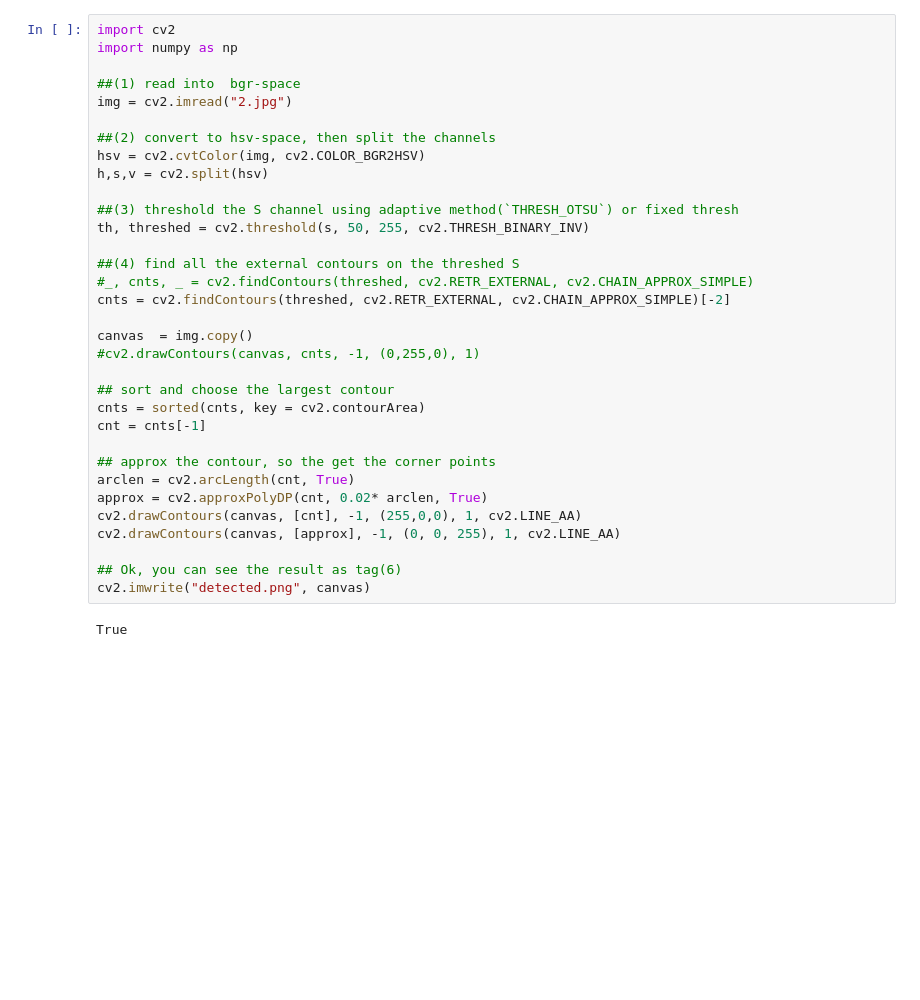
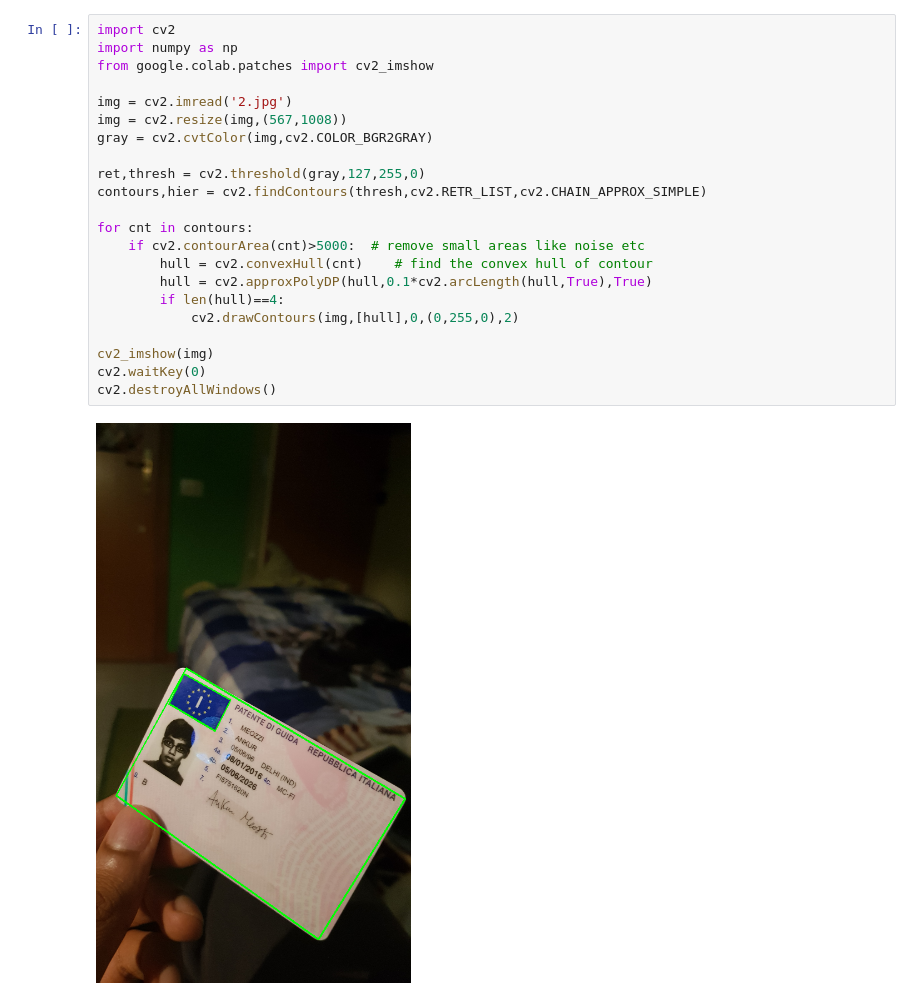
Before and after one commit to Ankur0506/ASD_Es2, a Jupyter notebook: Untitled0.ipynb, the cells around one changed output. Saved outputs shown, nothing was run; the diff lists cells and outputs as text; blank space fills up the shorter version.

```diff
--- a/Untitled0.ipynb
+++ b/Untitled0.ipynb
@@ -59,35 +37,24 @@ cv2.waitKey()
-# %%
-import cv2
-import numpy as np
-
-##(1) read into  bgr-space
-img = cv2.imread("2.jpg")
-
-##(2) convert to hsv-space, then split the channels
-hsv = cv2.cvtColor(img, cv2.COLOR_BGR2HSV)
-h,s,v = cv2.split(hsv)
-
-##(3) threshold the S channel using adaptive method(`THRESH_OTSU`) or fixed thresh
-th, threshed = cv2.threshold(s, 50, 255, cv2.THRESH_BINARY_INV)
-
-##(4) find all the external contours on the threshed S
-#_, cnts, _ = cv2.findContours(threshed, cv2.RETR_EXTERNAL, cv2.CHAIN_APPROX_SIMPLE)
-cnts = cv2.findContours(threshed, cv2.RETR_EXTERNAL, cv2.CHAIN_APPROX_SIMPLE)[-2]
-
-canvas  = img.copy()
-#cv2.drawContours(canvas, cnts, -1, (0,255,0), 1)
-
-## sort and choose the largest contour
-cnts = sorted(cnts, key = cv2.contourArea)
-cnt = cnts[-1]
-
-## approx the contour, so the get the corner points
-arclen = cv2.arcLength(cnt, True)
-approx = cv2.approxPolyDP(cnt, 0.02* arclen, True)
-cv2.drawContours(canvas, [cnt], -1, (255,0,0), 1, cv2.LINE_AA)
-cv2.drawContours(canvas, [approx], -1, (0, 0, 255), 1, cv2.LINE_AA)
-
-## Ok, you can see the result as tag(6)
-cv2.imwrite("detected.png", canvas)
-# %% [output]
-True
+# %%
+import cv2
+import numpy as np
+from google.colab.patches import cv2_imshow
+
+img = cv2.imread('2.jpg')
+img = cv2.resize(img,(567,1008))
+gray = cv2.cvtColor(img,cv2.COLOR_BGR2GRAY)
+
+ret,thresh = cv2.threshold(gray,127,255,0)
+contours,hier = cv2.findContours(thresh,cv2.RETR_LIST,cv2.CHAIN_APPROX_SIMPLE)
+
+for cnt in contours:
+    if cv2.contourArea(cnt)>5000:  # remove small areas like noise etc
+        hull = cv2.convexHull(cnt)    # find the convex hull of contour
+        hull = cv2.approxPolyDP(hull,0.1*cv2.arcLength(hull,True),True)
+        if len(hull)==4:
+            cv2.drawContours(img,[hull],0,(0,255,0),2)
+
+cv2_imshow(img)
+cv2.waitKey(0)
+cv2.destroyAllWindows()
+# %% [output]
+[figure, added]
```
Also changed, not shown: parts of 1 cell of this notebook.
